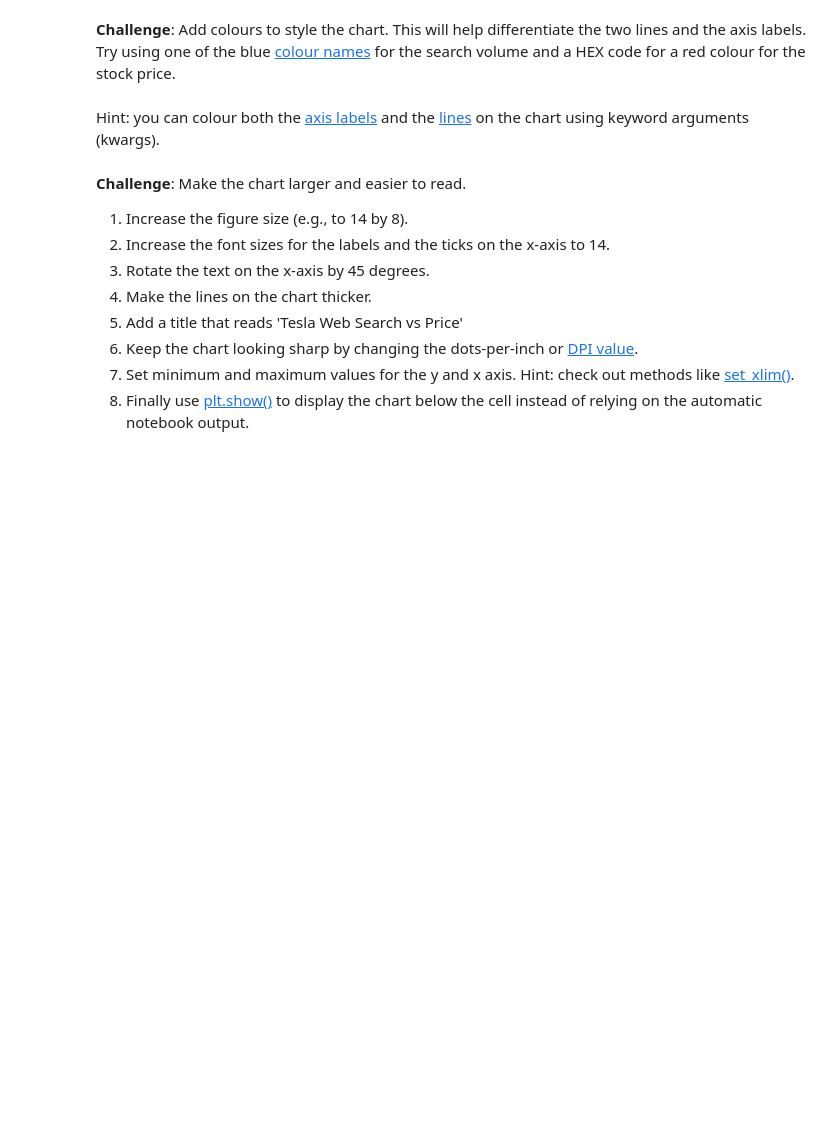
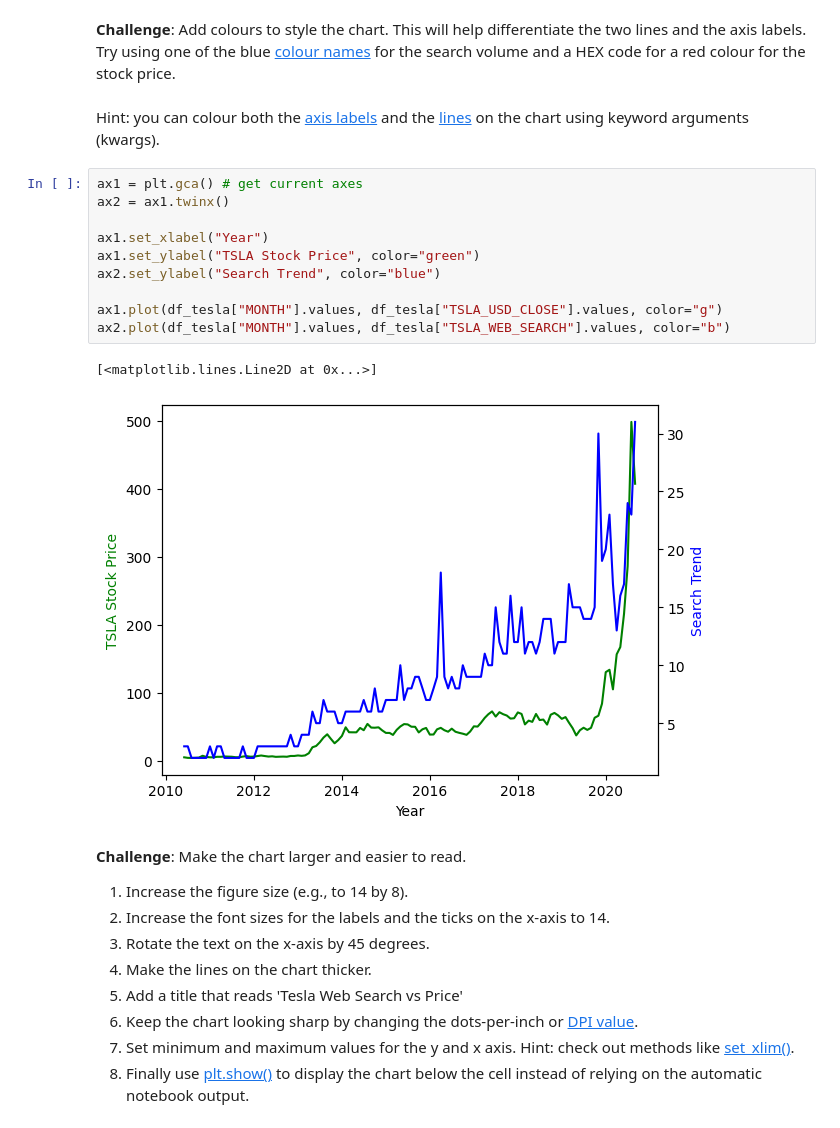
Before and after one commit to Witalka-Shelby/Python-100-Days, a Jupyter notebook: day 74/Google Trends and Data Visualisation (start).ipynb, the cells around one changed output. Saved outputs shown, nothing was run; the diff lists cells and outputs as text; blank space fills up the shorter version.

```diff
--- a/day 74/Google Trends and Data Visualisation (start).ipynb
+++ b/day 74/Google Trends and Data Visualisation (start).ipynb
@@ -206,6 +224,19 @@ DATE
 <br>
 <br>
 Hint: you can colour both the [axis labels](https://matplotlib.org/3.3.2/api/text_api.html#matplotlib.text.Text) and the [lines](https://matplotlib.org/3.2.1/api/_as_gen/matplotlib.lines.Line2D.html#matplotlib.lines.Line2D) on the chart using keyword arguments (kwargs).
+# %%
+ax1 = plt.gca() # get current axes
+ax2 = ax1.twinx()
+
+ax1.set_xlabel("Year")
+ax1.set_ylabel("TSLA Stock Price", color="green")
+ax2.set_ylabel("Search Trend", color="blue")
+
+ax1.plot(df_tesla["MONTH"].values, df_tesla["TSLA_USD_CLOSE"].values, color="g")
+ax2.plot(df_tesla["MONTH"].values, df_tesla["TSLA_WEB_SEARCH"].values, color="b")
+# %% [output]
+[<matplotlib.lines.Line2D at 0x...>]
+[figure, added]
 # %% [markdown]
 **Challenge**: Make the chart larger and easier to read.
 1. Increase the figure size (e.g., to 14 by 8).
```
Also changed, not shown: parts of 3 cells of this notebook.
